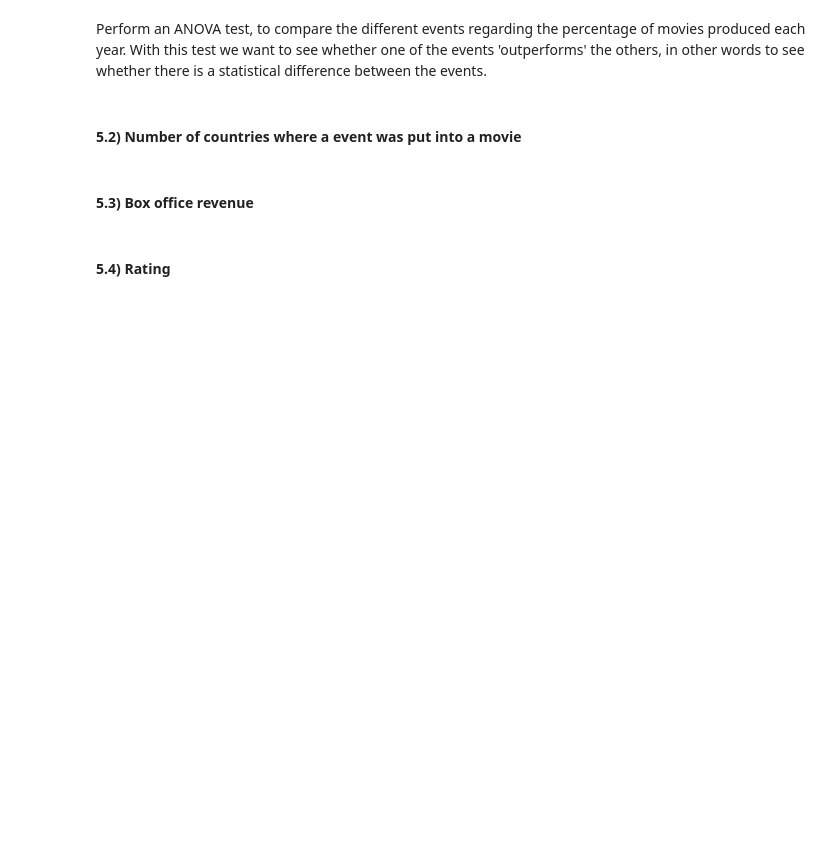
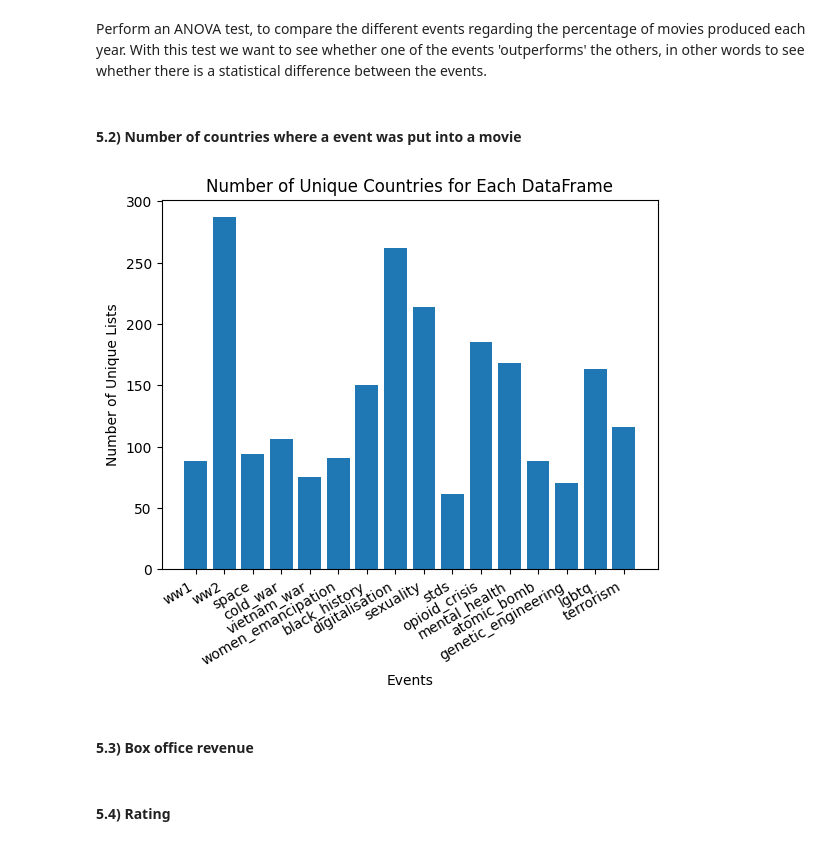
Before and after one commit to epfl-ada/ada-2023-project-onsecalme123, a Jupyter notebook: milestone2.ipynb, the cells around one changed output. Cells and saved outputs as stored; diff of their text form; code cells hidden in the pictures; blank space fills up the shorter version.

Commit message:
Adding minor change to country per event

```diff
--- a/milestone2.ipynb
+++ b/milestone2.ipynb
@@ -1242,6 +1242,25 @@ print("F-statistic:", result_ANOVA.statistic)
 print("P-value:", result_ANOVA.pvalue)
 # %% [markdown]
 #### 5.2) Number of countries where a event was put into a movie
+# %%
+# Count the number of unique countries in the specified column for each DataFrame
+
+unique_lists_counts = [df['country'].apply(tuple).nunique() for df in dataframes_events]
+labels_events = ['ww1', 'ww2', 'space', 'cold_war', 'vietnam_war', 'women_emancipation', 'black_history', 'digitalisation', 'sexuality', 'stds', 'opioid_crisis', 'mental_health', 'atomic_bomb', 'genetic_engineering', 'lgbtq', 'terrorism']
+
+
+# Create a bar plot
+
+plt.bar(range(1, len(dataframes_events) + 1), unique_lists_counts, tick_label= labels_events)
+plt.xticks(rotation = 30, ha = 'right')
+plt.xlabel('Events')
+plt.ylabel('Number of Unique Lists')
+plt.title(f'Number of Unique Countries for Each DataFrame')
+
+
+plt.show()
+# %% [output]
+[figure, added]
 # %% [markdown]
 #### 5.3) Box office revenue
 # %%
```
